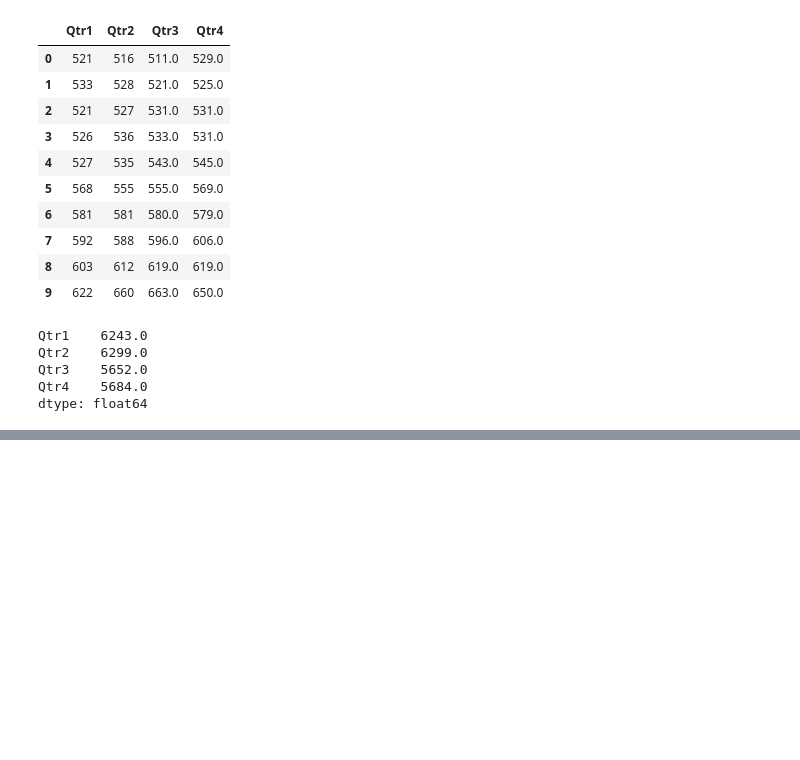
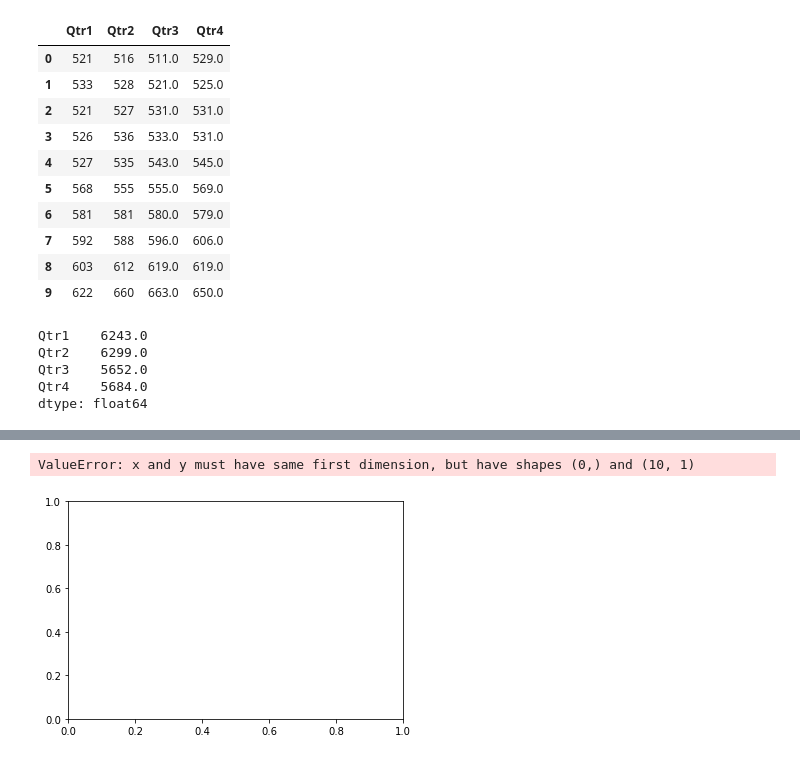
Before and after one commit to SierraAndrews01/Monetary-Value-of-College, a Jupyter notebook: Files/My Intro to Python.ipynb, the cells around one changed output, grey strips where cells are left out. Cells and saved outputs as stored; diff of their text form; code cells hidden in the pictures; blank space fills up the shorter version.

```diff
--- a/Files/My Intro to Python.ipynb
+++ b/Files/My Intro to Python.ipynb
@@ -248,0 +210,5 @@ plt.show()
+# %%
+## Inflation rate data set
+Inflation_Rate = pd.DataFrame(
+                    {'Inflation Rate': [18.78, 15.4, 13.56, 11.83, 11.92, 10.41, 7.72, 5.53, 3.92, 1.4]},
+                    index = [2011, 2012, 2013, 2014, 2015, 2016, 2017, 2018, 2019, 2020])
@@ -248,0 +269,17 @@ plt.show()
+# %%
+# Data for plotting
+t = np.arange(10, 1)
+s = Inflation_Rate
+
+fig, ax = plt.subplots()
+ax.plot(t, s)
+
+ax.set(xlabel='Time (Years)', ylabel='Cost (US Dollars)',
+       title='About as simple as it gets, folks')
+ax.grid('light grey')
+
+fig.savefig("test.png")
+plt.show()
+# %% [output]
+ValueError: x and y must have same first dimension, but have shapes (0,) and (10, 1)
+[figure, added]
```
Also changed, not shown: parts of 22 cells of this notebook, 1 other file.
